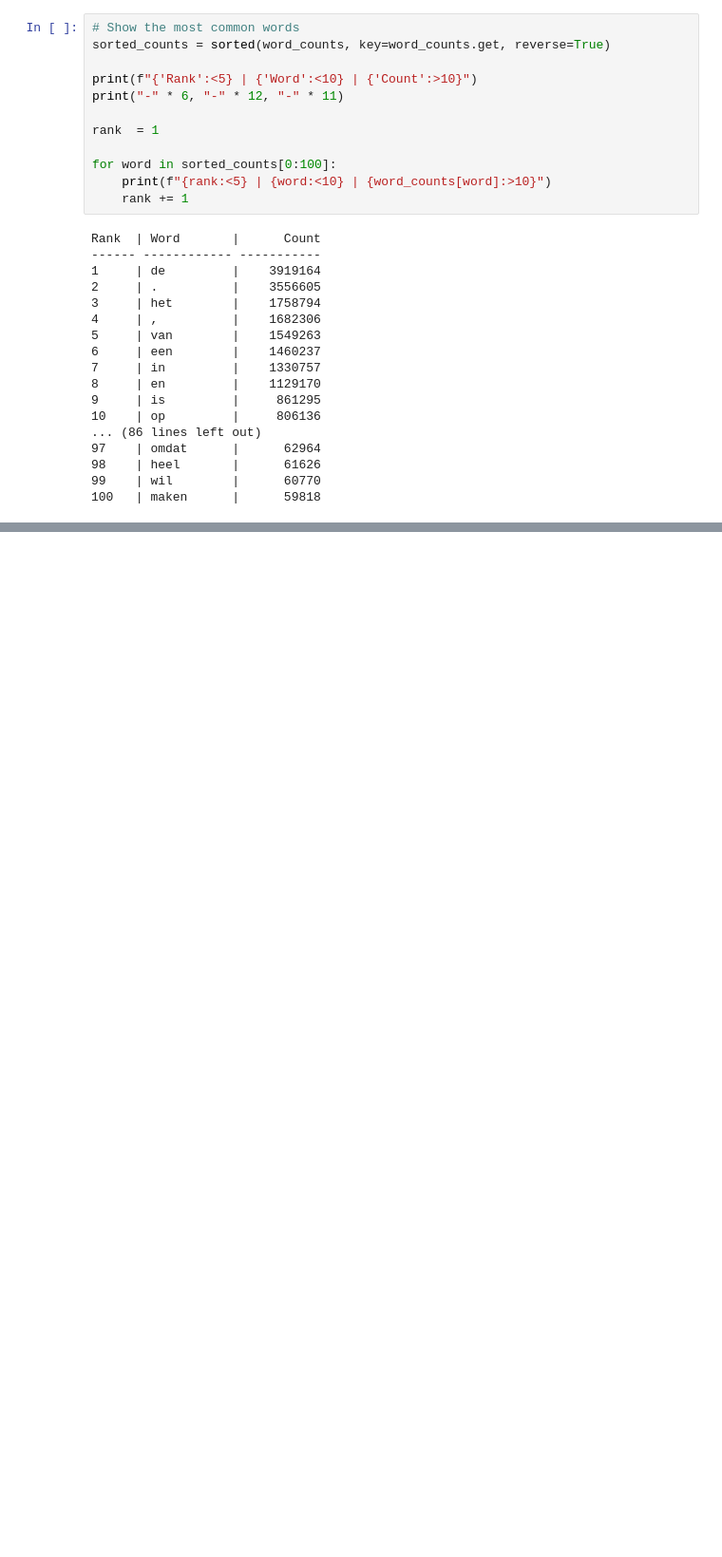
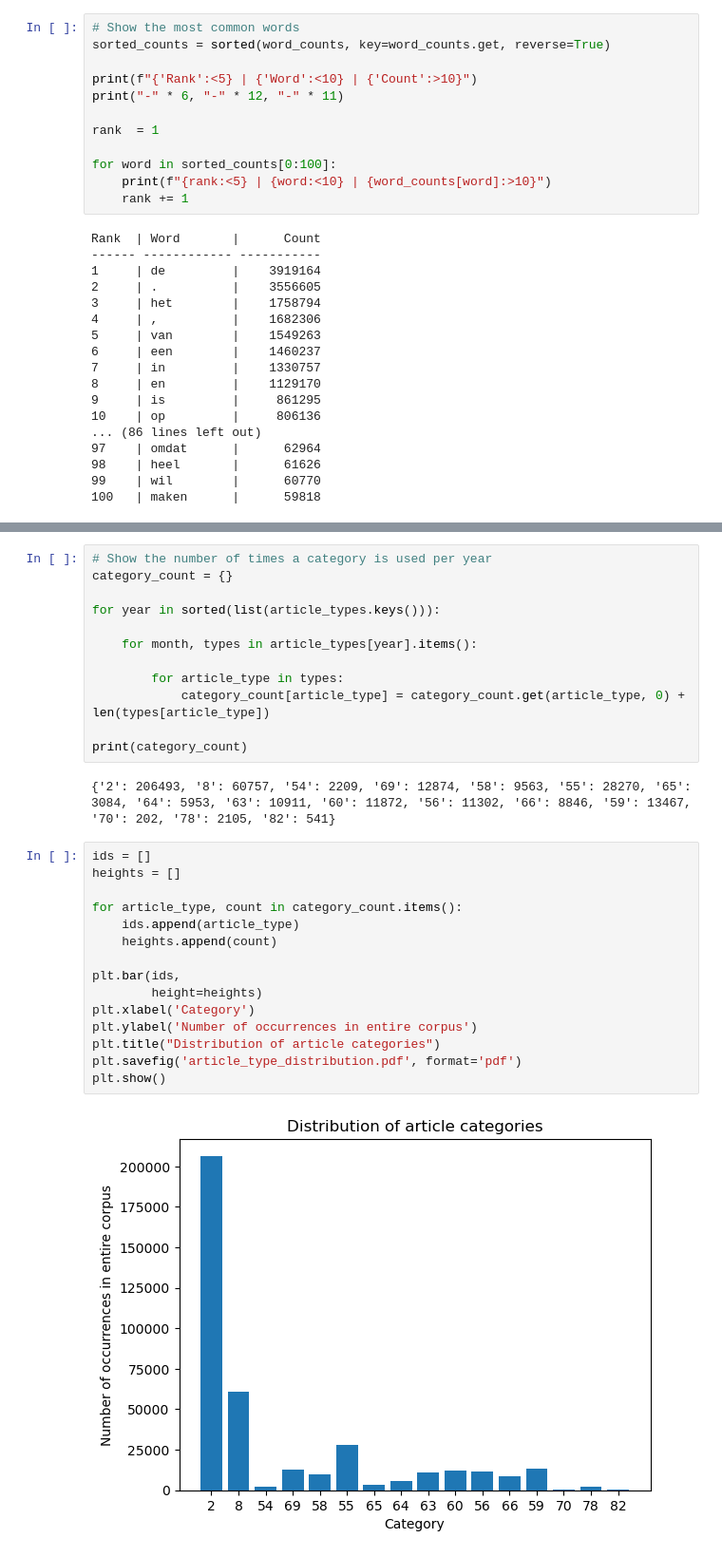
Before and after one commit to Marit-vdh/master-thesis, a Jupyter notebook: exploratory-data-analysis/Exploratory Data Analysis.ipynb, the cells around one changed output, grey strips where cells are left out. Shown at 95% size. Drawn from its saved outputs; the diff is of its cells as text; blank space fills up the shorter version.

```diff
--- a/exploratory-data-analysis/Exploratory Data Analysis.ipynb
+++ b/exploratory-data-analysis/Exploratory Data Analysis.ipynb
@@ -266,0 +307,31 @@ Rank  | Word       |      Count
+# %%
+# Show the number of times a category is used per year
+category_count = {}
+
+for year in sorted(list(article_types.keys())):
+
+    for month, types in article_types[year].items():
+
+        for article_type in types:
+            category_count[article_type] = category_count.get(article_type, 0) + len(types[article_type])
+
+print(category_count)
+# %% [output]
+{'2': 206493, '8': 60757, '54': 2209, '69': 12874, '58': 9563, '55': 28270, '65': 3084, '64': 5953, '63': 10911, '60': 11872, '56': 11302, '66': 8846, '59': 13467, '70': 202, '78': 2105, '82': 541}
+# %%
+ids = []
+heights = []
+
+for article_type, count in category_count.items():
+    ids.append(article_type)
+    heights.append(count)
+
+plt.bar(ids,
+        height=heights)
+plt.xlabel('Category')
+plt.ylabel('Number of occurrences in entire corpus')
+plt.title("Distribution of article categories")
+plt.savefig('article_type_distribution.pdf', format='pdf')
+plt.show()
+# %% [output]
+[figure, added]
```
Also changed, not shown: parts of 11 cells of this notebook, 4 other files.
